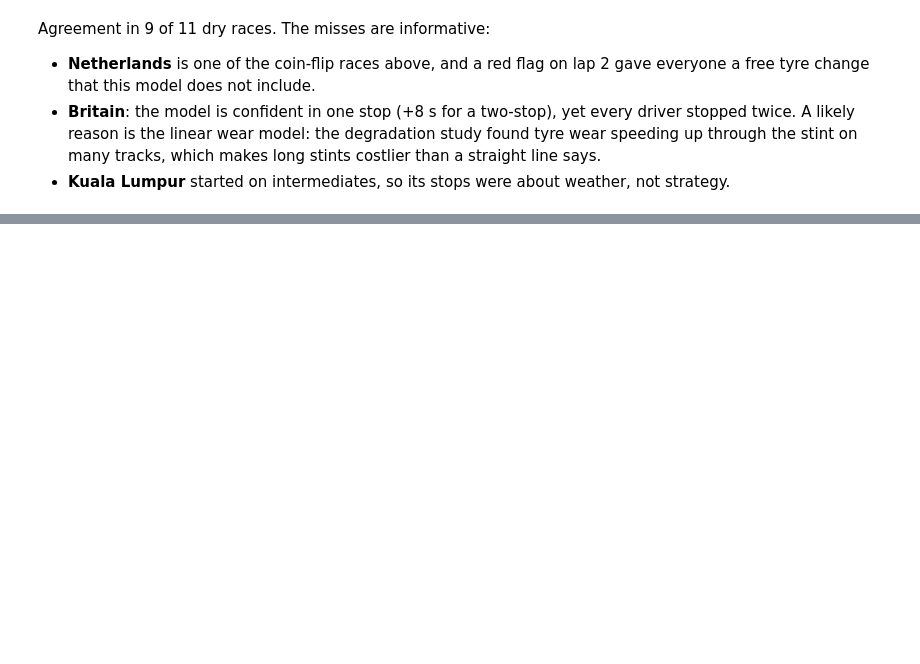
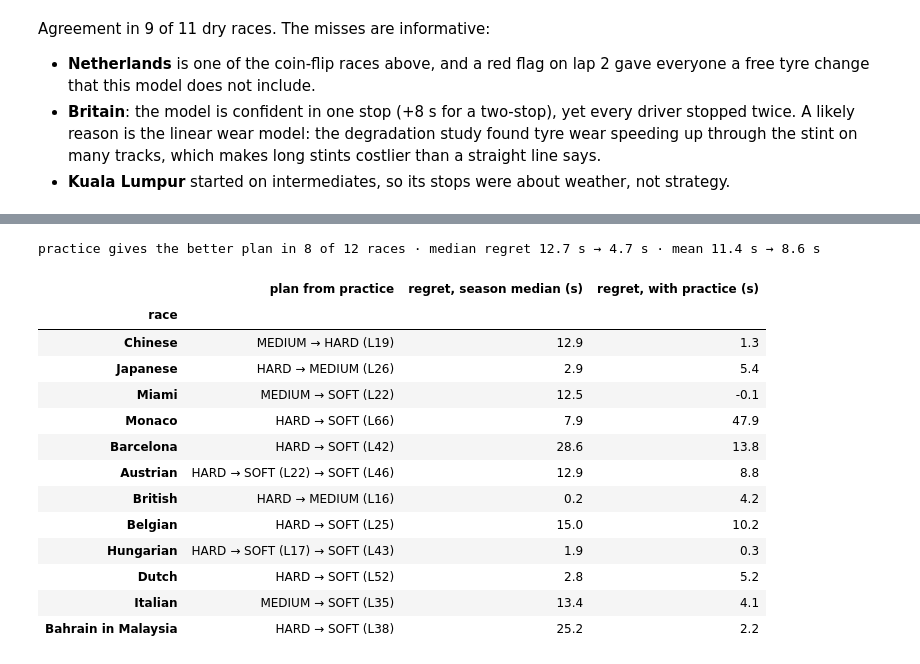
Before and after one commit to emrickre/f1-analytics, a Jupyter notebook: notebooks/strategy_sim.ipynb, the cells around one changed output, grey strips where cells are left out. Cells and saved outputs as stored; diff of their text form; code cells hidden in the pictures; blank space fills up the shorter version.

```diff
--- a/notebooks/strategy_sim.ipynb
+++ b/notebooks/strategy_sim.ipynb
@@ -261,0 +302,12 @@ Agreement in 9 of 11 dry races. The misses are informative:
+# %%
+rd = M.deg_by_race(clean, fuel)
+cb = F.combine(pr, rd)
+has = cb.practice.notna()
+err = lambda col, m=slice(None): (cb.loc[m, col] - cb.loc[m, 'race_deg']).abs().mean()
+print(f'{has.sum()} of {len(cb)} race × compound wear estimates have practice data · '
+      f'correlation practice vs race {cb.loc[has, ["practice", "race_deg"]].corr().iloc[0, 1]:.2f} · '
+      f'practice minus race: median {(cb.practice - cb.race_deg)[has].median():+.3f} s/lap')
+pd.DataFrame({'mean abs. error, s/lap': [err('practice', has), err('prior'), err('post')],
+              'share of the season median error': [err('practice', has) / err('prior'), 1, err('post') / err('prior')]},
+             index=['practice alone (where available)', 'season median of other races', 'season median + practice']
+             ).style.format('{:.3f}')
@@ -261,0 +326,45 @@ Agreement in 9 of 11 dry races. The misses are informative:
+# %%
+P = {}
+for race in laps.race.unique():
+    try:
+        P[race] = M.race_params(M.fit_race(clean[clean.race == race], fuel))
+    except ValueError:
+        pass
+
+def pick(q, n, loss):
+    one, two, det = X.best_plans(q, n, loss)
+    return min((one, two), key=det.get)
+
+rows = []
+for short in season.index:
+    race = next(r for r in laps.race.unique() if r.replace(' Grand Prix', '') == short)
+    raw_r, p, n, loss = setup(race)
+    sc = X.sample_scenarios(scm, n, N_SIM, seed=1)
+    plans = {'hindsight': pick(p, n, loss),
+             'season median': pick(F.pre_race_params(P, cb, race, use_practice=False), n, loss),
+             'season + practice': pick(F.pre_race_params(P, cb, race, use_practice=True), n, loss)}
+    t = {k: X.race_times(p, n, pl, sc, loss, ratio, policy='react', model=scm).mean() for k, pl in plans.items()}
+    rows.append({'race': short, 'plan from practice': plans['season + practice'].label,
+                 'regret, season median (s)': t['season median'] - t['hindsight'],
+                 'regret, with practice (s)': t['season + practice'] - t['hindsight']})
+regret = pd.DataFrame(rows).set_index('race')
+r0, r1 = regret['regret, season median (s)'], regret['regret, with practice (s)']
+print(f'practice gives the better plan in {(r1 < r0).sum()} of {len(regret)} races · median regret '
+      f'{r0.median():.1f} s → {r1.median():.1f} s · mean {r0.mean():.1f} s → {r1.mean():.1f} s')
+regret.round(1)
+# %% [output]
+practice gives the better plan in 8 of 12 races · median regret 12.7 s → 4.7 s · mean 11.4 s → 8.6 s
+|  | plan from practice | regret, season median (s) | regret, with practice (s) |
+| race |  |  |  |
+| Chinese | MEDIUM → HARD (L19) | 12.9 | 1.3 |
+| Japanese | HARD → MEDIUM (L26) | 2.9 | 5.4 |
+| Miami | MEDIUM → SOFT (L22) | 12.5 | -0.1 |
+| Monaco | HARD → SOFT (L66) | 7.9 | 47.9 |
+| Barcelona | HARD → SOFT (L42) | 28.6 | 13.8 |
+| Austrian | HARD → SOFT (L22) → SOFT (L46) | 12.9 | 8.8 |
+| British | HARD → MEDIUM (L16) | 0.2 | 4.2 |
+| Belgian | HARD → SOFT (L25) | 15.0 | 10.2 |
+| Hungarian | HARD → SOFT (L17) → SOFT (L43) | 1.9 | 0.3 |
+| Dutch | HARD → SOFT (L52) | 2.8 | 5.2 |
+| Italian | MEDIUM → SOFT (L35) | 13.4 | 4.1 |
+| Bahrain in Malaysia | HARD → SOFT (L38) | 25.2 | 2.2 |
```
Also changed, not shown: parts of 11 cells of this notebook, 7 other files.
